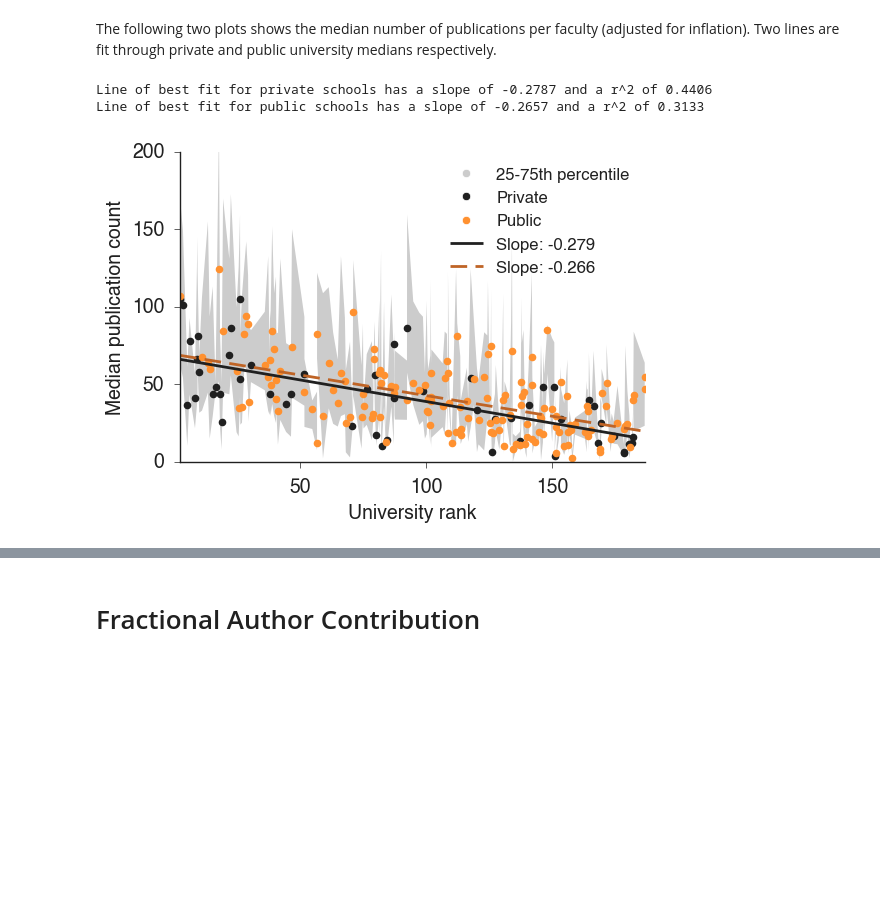
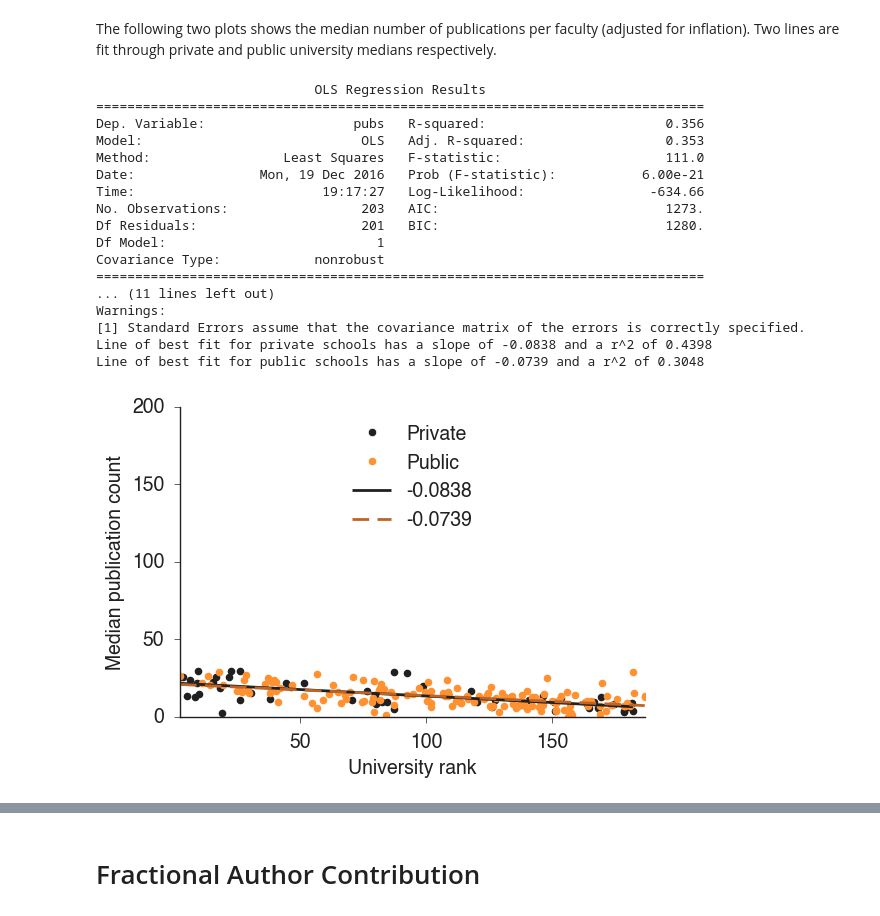
Before and after one commit to dimecon/faculty_hiring, a Jupyter notebook: notebooks-productivity/Differences_In_Productivity_By_Prestige.ipynb, the cells around one changed output, grey strips where cells are left out. Cells and saved outputs as stored; diff of their text form; code cells hidden in the pictures; blank space fills up the shorter version.

```diff
--- a/notebooks-productivity/Differences_In_Productivity_By_Prestige.ipynb
+++ b/notebooks-productivity/Differences_In_Productivity_By_Prestige.ipynb
@@ -32,7 +33,7 @@ load.load_all_publications(asst_faculty, dblp_dir)  # This takes a minute..
 # Number of publications for all current assistant faculty of a university. Adjusted for inflation
 # Set limit_by_years_post_hire flag to True to consider only the contributions within the first 5
 # years of a researcher's career.
-limit_by_years_post_hire = False
+limit_by_years_post_hire = True
 ignore = ['All others', 'UNKNOWN', 'CUNY Graduate Center']
 pubs_by_inst = {}
 pubs_by_year_by_inst = {}
@@ -95,6 +98,21 @@ Two lines are fit through private and public university medians respectively.
 # %%
-plot_pubs_versus_prestige(pubs_by_inst, 'Median publication count', function=np.median, percentiles=True)
+plot_pubs_versus_prestige(pubs_by_inst, 'Median publication count', function=np.median)
 # %% [output]
-Line of best fit for private schools has a slope of -0.2787 and a r^2 of 0.4406
-Line of best fit for public schools has a slope of -0.2657 and a r^2 of 0.3133
+                            OLS Regression Results
+==============================================================================
+Dep. Variable:                   pubs   R-squared:                       0.356
+Model:                            OLS   Adj. R-squared:                  0.353
+Method:                 Least Squares   F-statistic:                     111.0
+Date:                Mon, 19 Dec 2016   Prob (F-statistic):           6.00e-21
+Time:                        19:17:27   Log-Likelihood:                -634.66
+No. Observations:                 203   AIC:                             1273.
+Df Residuals:                     201   BIC:                             1280.
+Df Model:                           1
+Covariance Type:            nonrobust
+==============================================================================
+... (11 lines left out)
+Warnings:
+[1] Standard Errors assume that the covariance matrix of the errors is correctly specified.
+Line of best fit for private schools has a slope of -0.0838 and a r^2 of 0.4398
+Line of best fit for public schools has a slope of -0.0739 and a r^2 of 0.3048
-[figure, old version]
+[figure, new version]
```
Also changed, not shown: parts of 9 cells of this notebook, 5 other files.
